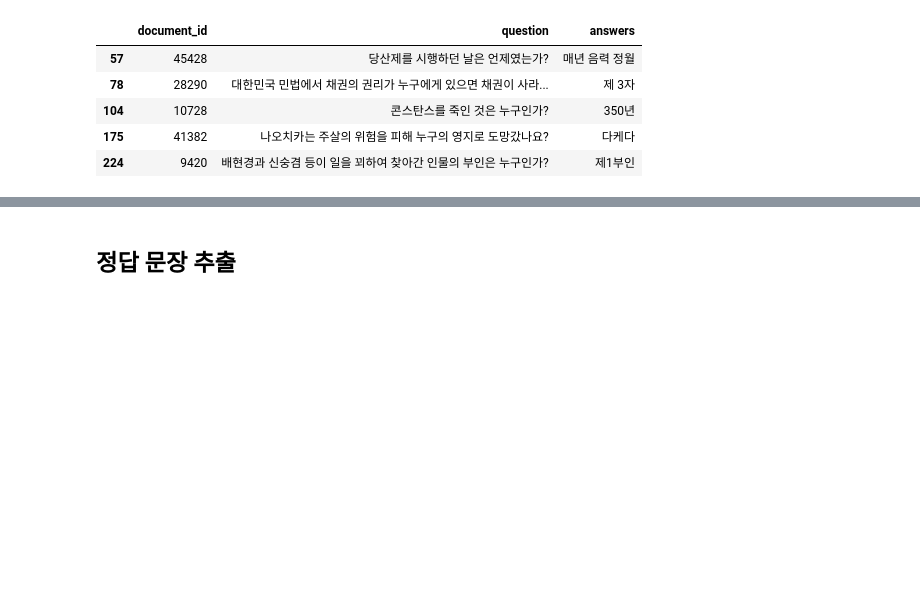
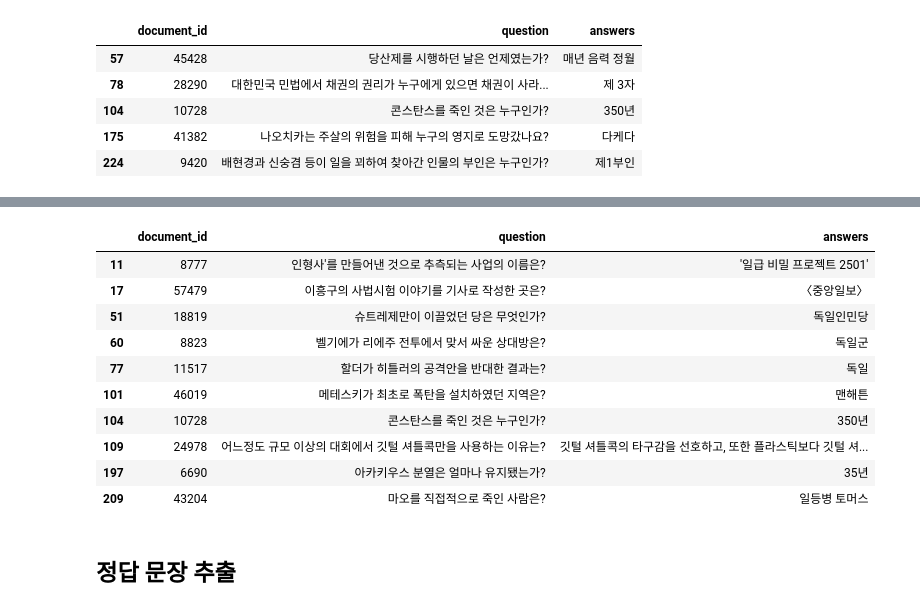
Before and after one commit to yeseoLee/Open-Domain-QA, a Jupyter notebook: notebooks/eda_for_data_cleaning.ipynb, the cells around one changed output, grey strips where cells are left out. Drawn from its saved outputs; the diff is of its cells as text; code cells hidden in the pictures; blank space fills up the shorter version.

```diff
--- a/notebooks/eda_for_data_cleaning.ipynb
+++ b/notebooks/eda_for_data_cleaning.ipynb
@@ -364,3 +441,18 @@ wrong_valid
+# %%
+wrong_valid = check_date_answer(v)
+wrong_valid
+# %% [output]
+|  | document_id | question | answers |
+| 11 | 8777 | 인형사'를 만들어낸 것으로 추측되는 사업의 이름은? | '일급 비밀 프로젝트 2501' |
+| 17 | 57479 | 이흥구의 사법시험 이야기를 기사로 작성한 곳은? | 〈중앙일보〉 |
+| 51 | 18819 | 슈트레제만이 이끌었던 당은 무엇인가? | 독일인민당 |
+| 60 | 8823 | 벨기에가 리에주 전투에서 맞서 싸운 상대방은? | 독일군 |
+| 77 | 11517 | 할더가 히틀러의 공격안을 반대한 결과는? | 독일 |
+| 101 | 46019 | 메테스키가 최초로 폭탄을 설치하였던 지역은? | 맨해튼 |
+| 104 | 10728 | 콘스탄스를 죽인 것은 누구인가? | 350년 |
+| 109 | 24978 | 어느정도 규모 이상의 대회에서 깃털 셔틀콕만을 사용하는 이유는? | 깃털 셔틀콕의 타구감을 선호하고, 또한 플라스틱보다 깃털 셔... |
+| 197 | 6690 | 아카키우스 분열은 얼마나 유지됐는가? | 35년 |
+| 209 | 43204 | 마오를 직접적으로 죽인 사람은? | 일등병 토머스 |
 # %% [markdown]
 ## 정답 문장 추출
 # %%
```
Also changed, not shown: parts of 8 cells of this notebook.
